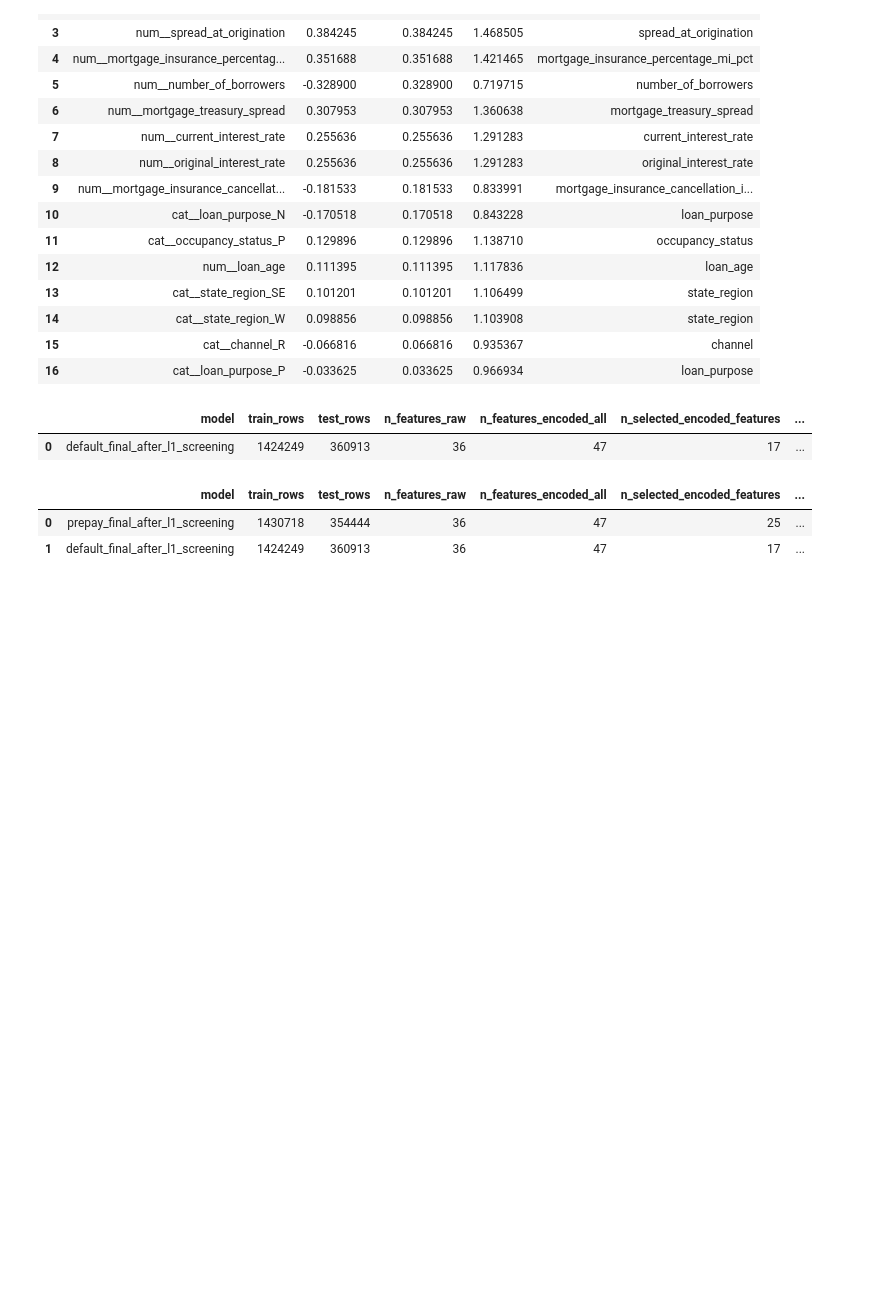
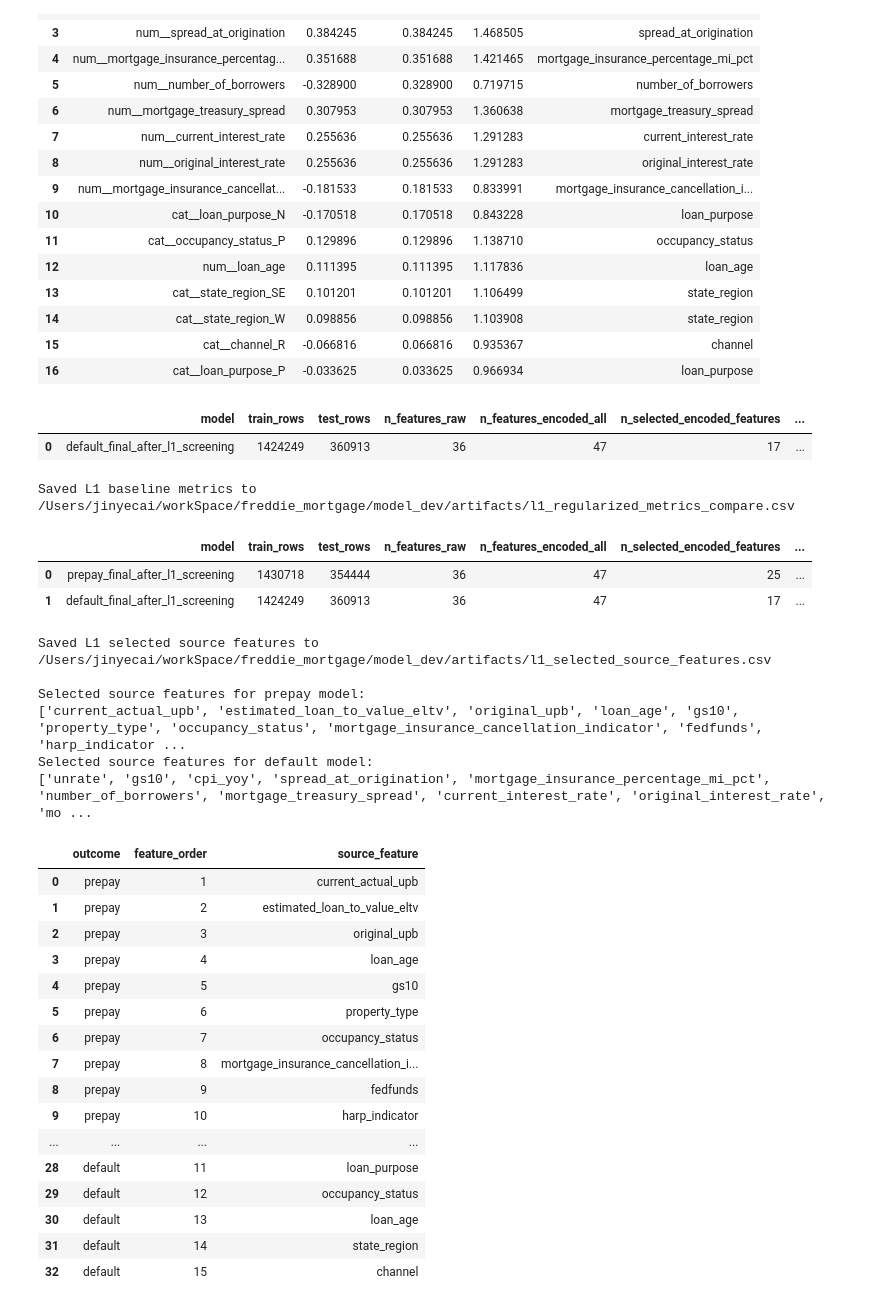
Before and after one commit to camillabaicai/freddie_mortgage, a Jupyter notebook: model_dev/01_Feature_Selection_and_baseline.ipynb, the cells around one changed output. Cells and saved outputs as stored; diff of their text form; code cells hidden in the pictures; blank space fills up the shorter version.

```diff
--- a/model_dev/01_Feature_Selection_and_baseline.ipynb
+++ b/model_dev/01_Feature_Selection_and_baseline.ipynb
@@ -568,7 +574,7 @@ def run_regularized_feature_selection(
         .sort_values(['max_abs_coefficient', 'n_selected_components'], ascending=[False, False])
         .reset_index(drop=True)
     )
-
+    selected_source_features = source_feature_summary['source_feature'].tolist()
     return {
         'final_metrics_table': final_metrics_table,
         'final_metrics': final_metrics,
@@ -582,6 +588,7 @@ def run_regularized_feature_selection(
         'source_feature_summary': source_feature_summary,
         'X_train_shape': X_train.shape,
         'X_test_shape': X_test.shape,
+        'selected_source_features': selected_source_features
     }
 # %%
 prepay_regularized = run_regularized_feature_selection(
@@ -657,14 +664,69 @@ default_regularized['final_metrics_table']
 |  | model | train_rows | test_rows | n_features_raw | n_features_encoded_all | n_selected_encoded_features | ... |
 | 0 | default_final_after_l1_screening | 1424249 | 360913 | 36 | 47 | 17 | ... |
 # %%
+ARTIFACT_DIR = Path('/Users/jinyecai/workSpace/freddie_mortgage/model_dev/artifacts')
+ARTIFACT_DIR.mkdir(parents=True, exist_ok=True)
+
 regularized_metrics_compare_df = pd.concat([
     prepay_regularized['final_metrics_table'].assign(outcome='prepay'),
     default_regularized['final_metrics_table'].assign(outcome='default'),
 ], ignore_index=True)
 
+regularized_metrics_compare_path = ARTIFACT_DIR / 'l1_regularized_metrics_compare.csv'
+regularized_metrics_compare_df.to_csv(regularized_metrics_compare_path, index=False)
+print(f'Saved L1 baseline metrics to {regularized_metrics_compare_path}')
 
 regularized_metrics_compare_df
 # %% [output]
+Saved L1 baseline metrics to /Users/jinyecai/workSpace/freddie_mortgage/model_dev/artifacts/l1_regularized_metrics_compare.csv
 |  | model | train_rows | test_rows | n_features_raw | n_features_encoded_all | n_selected_encoded_features | ... |
 | 0 | prepay_final_after_l1_screening | 1430718 | 354444 | 36 | 47 | 25 | ... |
 | 1 | default_final_after_l1_screening | 1424249 | 360913 | 36 | 47 | 17 | ... |
+# %%
+selected_source_feature_df = pd.concat([
+    pd.DataFrame({
+        'outcome': 'prepay',
+        'feature_order': range(1, len(prepay_regularized['selected_source_features']) + 1),
+        'source_feature': prepay_regularized['selected_source_features'],
+    }),
+    pd.DataFrame({
+        'outcome': 'default',
+        'feature_order': range(1, len(default_regularized['selected_source_features']) + 1),
+        'source_feature': default_regularized['selected_source_features'],
+    }),
+], ignore_index=True)
+
+selected_source_feature_path = ARTIFACT_DIR / 'l1_selected_source_features.csv'
+selected_source_feature_df.to_csv(selected_source_feature_path, index=False)
+print(f'Saved L1 selected source features to {selected_source_feature_path}')
+print()
+print("Selected source features for prepay model:")
+print(prepay_regularized['selected_source_features'])
+print("Selected source features for default model:")
+print(default_regularized['selected_source_features'])
+
+selected_source_feature_df
+# %% [output]
+Saved L1 selected source features to /Users/jinyecai/workSpace/freddie_mortgage/model_dev/artifacts/l1_selected_source_features.csv
+
+Selected source features for prepay model:
+['current_actual_upb', 'estimated_loan_to_value_eltv', 'original_upb', 'loan_age', 'gs10', 'property_type', 'occupancy_status', 'mortgage_insurance_cancellation_indicator', 'fedfunds', 'harp_indicator ...
+Selected source features for default model:
+['unrate', 'gs10', 'cpi_yoy', 'spread_at_origination', 'mortgage_insurance_percentage_mi_pct', 'number_of_borrowers', 'mortgage_treasury_spread', 'current_interest_rate', 'original_interest_rate', 'mo ...
+|  | outcome | feature_order | source_feature |
+| 0 | prepay | 1 | current_actual_upb |
+| 1 | prepay | 2 | estimated_loan_to_value_eltv |
+| 2 | prepay | 3 | original_upb |
+| 3 | prepay | 4 | loan_age |
+| 4 | prepay | 5 | gs10 |
+| 5 | prepay | 6 | property_type |
+| 6 | prepay | 7 | occupancy_status |
+| 7 | prepay | 8 | mortgage_insurance_cancellation_i... |
+| 8 | prepay | 9 | fedfunds |
+| 9 | prepay | 10 | harp_indicator |
+| ... | ... | ... | ... |
+| 28 | default | 11 | loan_purpose |
+| 29 | default | 12 | occupancy_status |
+| 30 | default | 13 | loan_age |
+| 31 | default | 14 | state_region |
+| 32 | default | 15 | channel |
```
Also changed, not shown: parts of 1 cell of this notebook, 4 other files.
